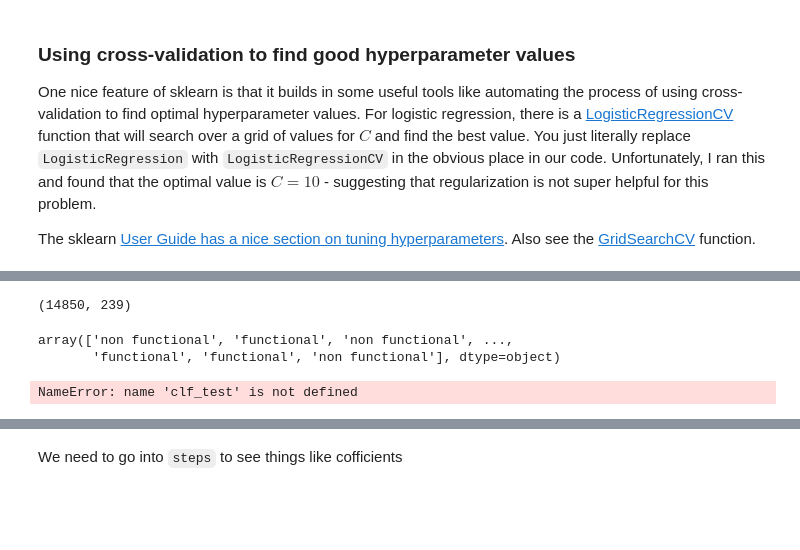
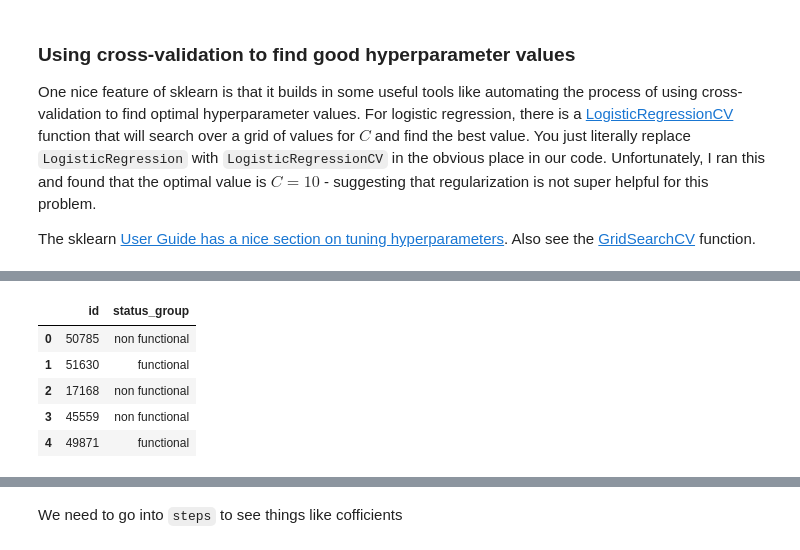
Before and after one commit to misken/aap1_sklearn_ml, a Jupyter notebook: pumpitupsk/model_exploration.ipynb, the cells around one changed output, grey strips where cells are left out. Drawn from its saved outputs; the diff is of its cells as text; code cells hidden in the pictures; blank space fills up the shorter version.

```diff
--- a/pumpitupsk/model_exploration.ipynb
+++ b/pumpitupsk/model_exploration.ipynb
@@ -586,16 +539,23 @@ memory usage: 2.5+ MB
 # %%
-
-
-# Classifier model
-clf_model_final = LogisticRegression(penalty='l2', C=1, solver='saga', max_iter=500)
+# Final logistic regression classifier model
+clf_LR_model_final = LogisticRegression(penalty='l2', C=10, solver='saga', max_iter=500)
 
 # Append classifier to preprocessing pipeline.
-clf_final = Pipeline(steps=[('preprocessor', preprocessor),
-                      ('classifier', clf_model_final)])
+clf_LR_final = Pipeline(steps=[('preprocessor', preprocessor),
+                      ('classifier', clf_LR_model_final)])
 
 # Fit model on training data
-clf_final.fit(train_X, train_y)
+clf_LR_final.fit(train_X, train_y)
+print("Training score: %.3f" % clf_LR_final.score(train_X, train_y))
 
-print("Training score: %.3f" % clf_final.score(train_X, train_y))
+# Make predictions on the test data
+clf_LR_final_predictions = clf_LR_final.predict(test_X)
+print(clf_LR_final_predictions[:10])  # Print out a few predictions just to see what they look like
+
+# Need to bring back the id field to create a submission file for Pump it Up competition
+submit_dict = {'id': test_X_prep['id'],
+              'status_group': clf_LR_final_predictions}
+
+clf_LR_final_submission = pd.DataFrame(submit_dict, columns=['id', 'status_group'])
 # %% [output]
 Training score: 0.745
@@ -641,13 +564,0 @@ test_X_pp = preprocessor.transform(test_X)
-# %%
-test_X_pp.shape
-# %% [output]
-(14850, 239)
-# %%
-clf_model_final.predict(test_X_pp)
-# %% [output]
-array(['non functional', 'functional', 'non functional', ...,
-       'functional', 'functional', 'non functional'], dtype=object)
-# %%
-np.unique(clf_test, return_counts=True)
-# %% [output]
-NameError: name 'clf_test' is not defined
@@ -660 +565,10 @@ logistic_1_submission
+# %%
+clf_LR_final_submission.head()
+# %% [output]
+|  | id | status_group |
+| 0 | 50785 | non functional |
+| 1 | 51630 | functional |
+| 2 | 17168 | non functional |
+| 3 | 45559 | non functional |
+| 4 | 49871 | functional |
 # %%
```
Also changed, not shown: parts of 105 cells of this notebook, 2 other files.
